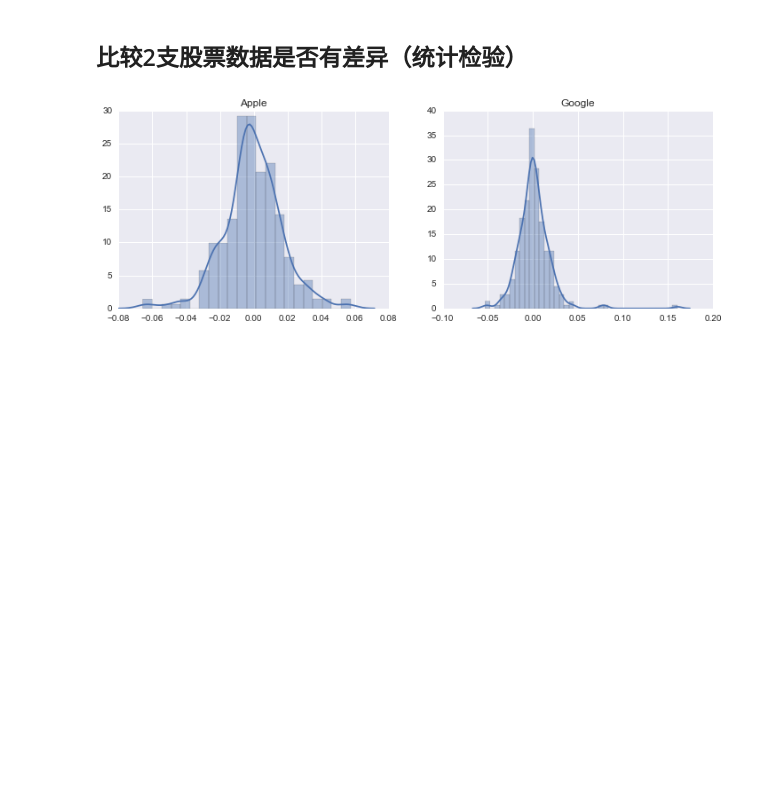
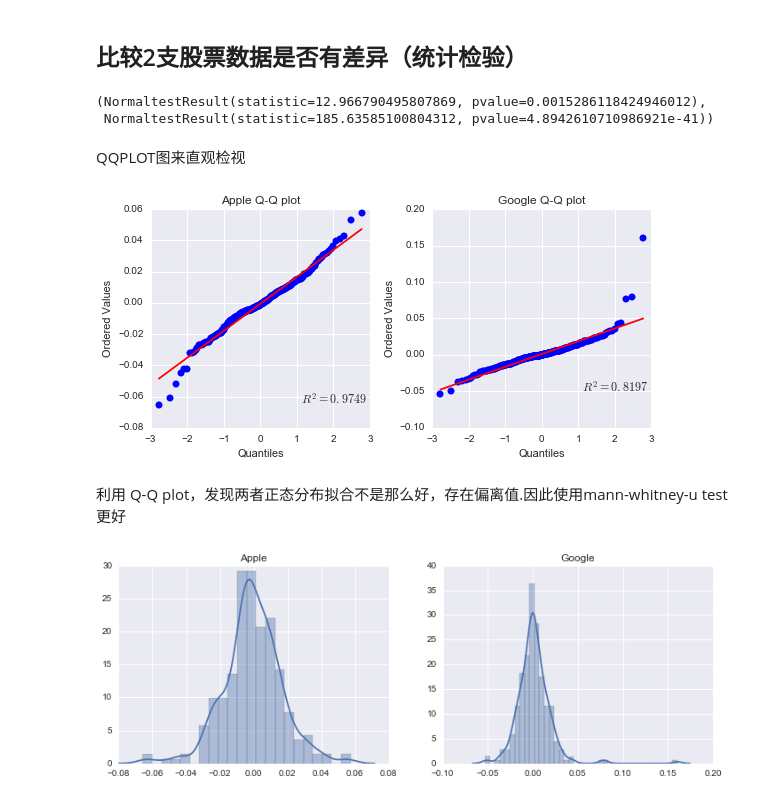
Before and after one commit to sherlockhoatszx/DataAnalysisDemo, a Jupyter notebook: stockAnalysis.ipynb, the cells around one changed output. Drawn from its saved outputs; the diff is of its cells as text; code cells hidden in the pictures; blank space fills up the shorter version.

Commit message:
add qqplot
add qqplot to judge if it fits the norm distribution

```diff
--- a/stockAnalysis.ipynb
+++ b/stockAnalysis.ipynb
@@ -131,6 +131,24 @@ def daily_return(stock, start=(datetime.datetime.today() - datetime.timedelta(da
 # %%
 apple = daily_return('AAPL')
 goog = daily_return('GOOG')
+# %%
+stats.normaltest(apple),stats.normaltest(goog)  #判断是否正态分布
+# %% [output]
+(NormaltestResult(statistic=12.966790495807869, pvalue=0.0015286118424946012),
+ NormaltestResult(statistic=185.63585100804312, pvalue=4.8942610710986921e-41))
+# %% [markdown]
+QQPLOT图来直观检视
+# %%
+fig, axes = plt.subplots(1,2,figsize=(8, 4))
+stats.probplot(apple, plot=axes[0])
+stats.probplot(goog, plot=axes[1])
+axes[0].set_title('Apple Q-Q plot')
+axes[1].set_title('Google Q-Q plot')
+fig.tight_layout()
+# %% [output]
+[figure, added]
+# %% [markdown]
+利用 Q-Q plot，发现两者正态分布拟合不是那么好，存在偏离值.因此使用mann-whitney-u test 更好
 # %%
 fig, ax = plt.subplots(nrows=1,ncols=2,figsize=(12,4))
 
```
